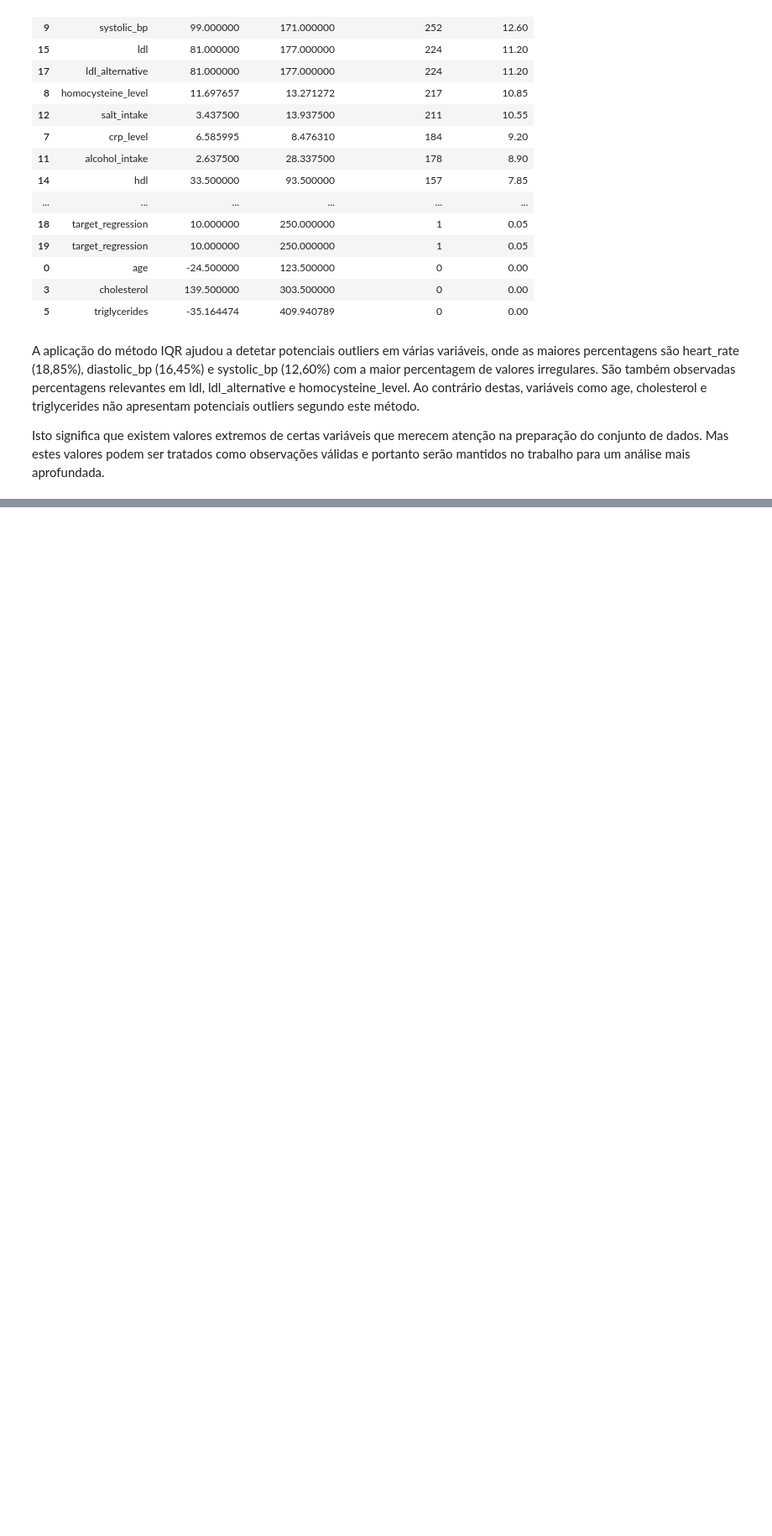
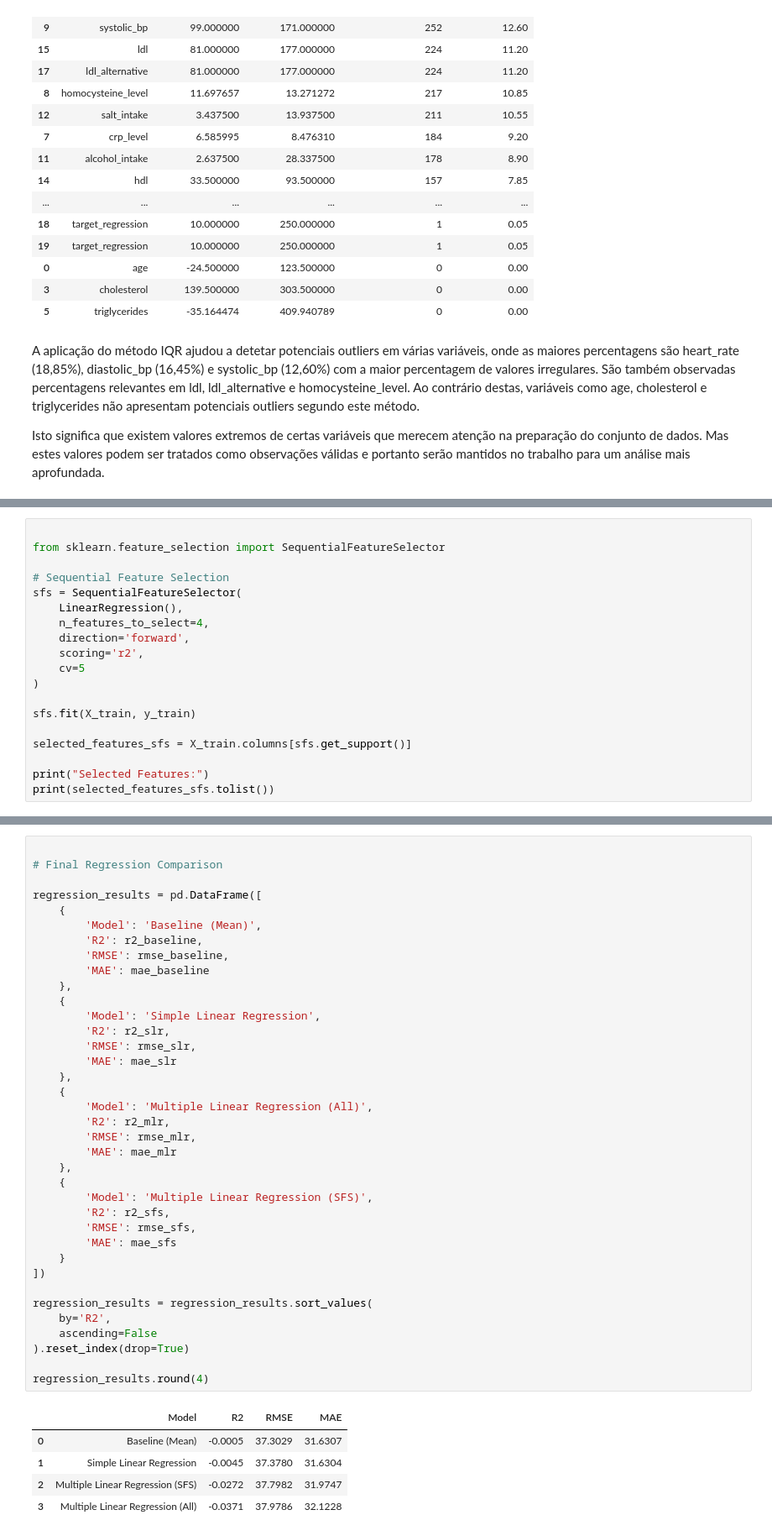
Before and after one commit to GasparAVieira/APRAU, a Jupyter notebook: notebook_grupo01.ipynb, the cells around one changed output, grey strips where cells are left out. Shown at 84% size. Cells and saved outputs as stored; diff of their text form; blank space fills up the shorter version.

```diff
--- a/notebook_grupo01.ipynb
+++ b/notebook_grupo01.ipynb
@@ -662,0 +865,19 @@ Isto significa que existem valores extremos de certas variáveis que merecem ate
+# %%
+
+from sklearn.feature_selection import SequentialFeatureSelector
+
+# Sequential Feature Selection
+sfs = SequentialFeatureSelector(
+    LinearRegression(),
+    n_features_to_select=4,
+    direction='forward',
+    scoring='r2',
+    cv=5
+)
+
+sfs.fit(X_train, y_train)
+
+selected_features_sfs = X_train.columns[sfs.get_support()]
+
+print("Selected Features:")
+print(selected_features_sfs.tolist())
@@ -662,0 +925,43 @@ Isto significa que existem valores extremos de certas variáveis que merecem ate
+# %%
+
+# Final Regression Comparison
+
+regression_results = pd.DataFrame([
+    {
+        'Model': 'Baseline (Mean)',
+        'R2': r2_baseline,
+        'RMSE': rmse_baseline,
+        'MAE': mae_baseline
+    },
+    {
+        'Model': 'Simple Linear Regression',
+        'R2': r2_slr,
+        'RMSE': rmse_slr,
+        'MAE': mae_slr
+    },
+    {
+        'Model': 'Multiple Linear Regression (All)',
+        'R2': r2_mlr,
+        'RMSE': rmse_mlr,
+        'MAE': mae_mlr
+    },
+    {
+        'Model': 'Multiple Linear Regression (SFS)',
+        'R2': r2_sfs,
+        'RMSE': rmse_sfs,
+        'MAE': mae_sfs
+    }
+])
+
+regression_results = regression_results.sort_values(
+    by='R2',
+    ascending=False
+).reset_index(drop=True)
+
+regression_results.round(4)
+# %% [output]
+|  | Model | R2 | RMSE | MAE |
+| 0 | Baseline (Mean) | -0.0005 | 37.3029 | 31.6307 |
+| 1 | Simple Linear Regression | -0.0045 | 37.3780 | 31.6304 |
+| 2 | Multiple Linear Regression (SFS) | -0.0272 | 37.7982 | 31.9747 |
+| 3 | Multiple Linear Regression (All) | -0.0371 | 37.9786 | 32.1228 |
```
Also changed, not shown: parts of 18 cells of this notebook.
